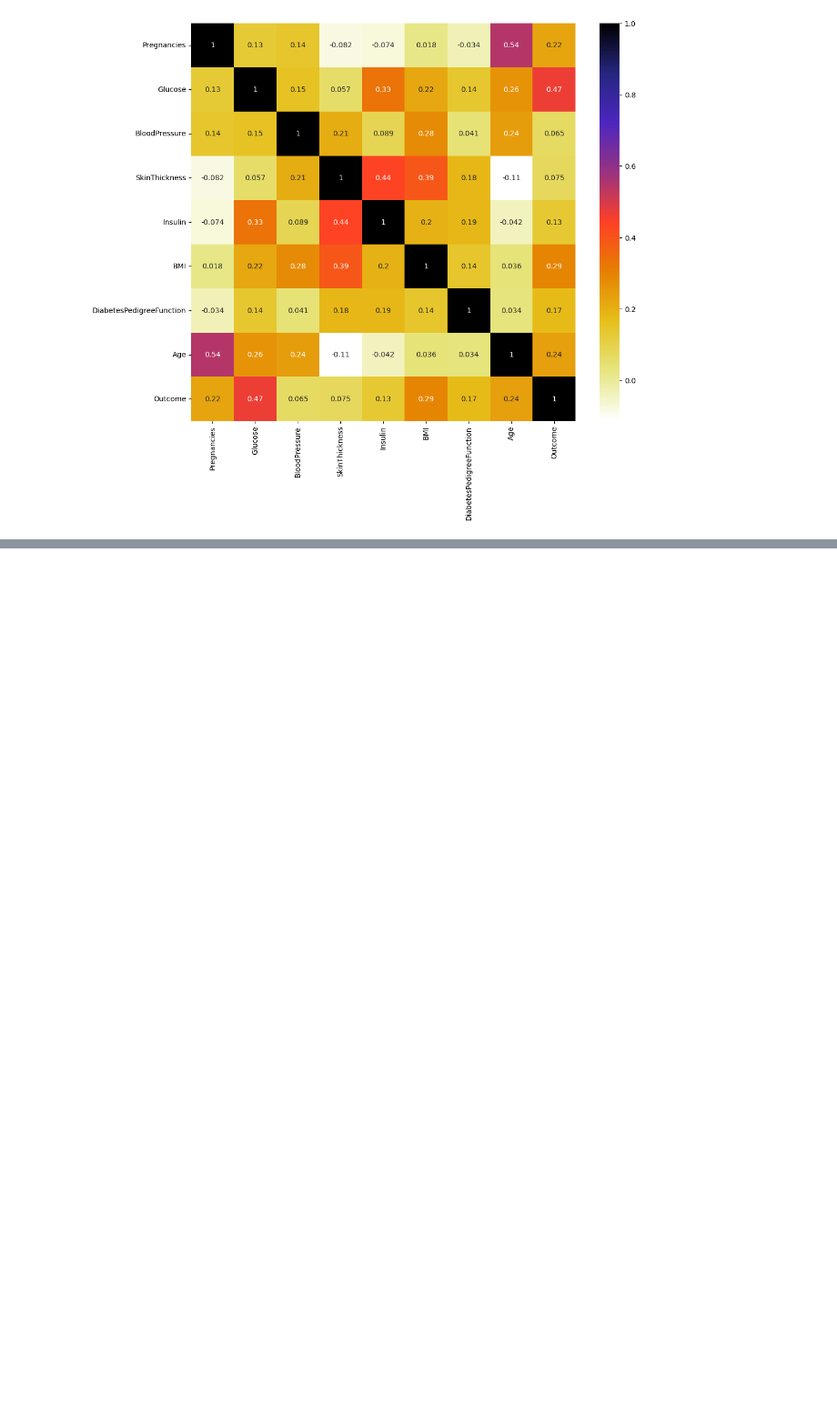
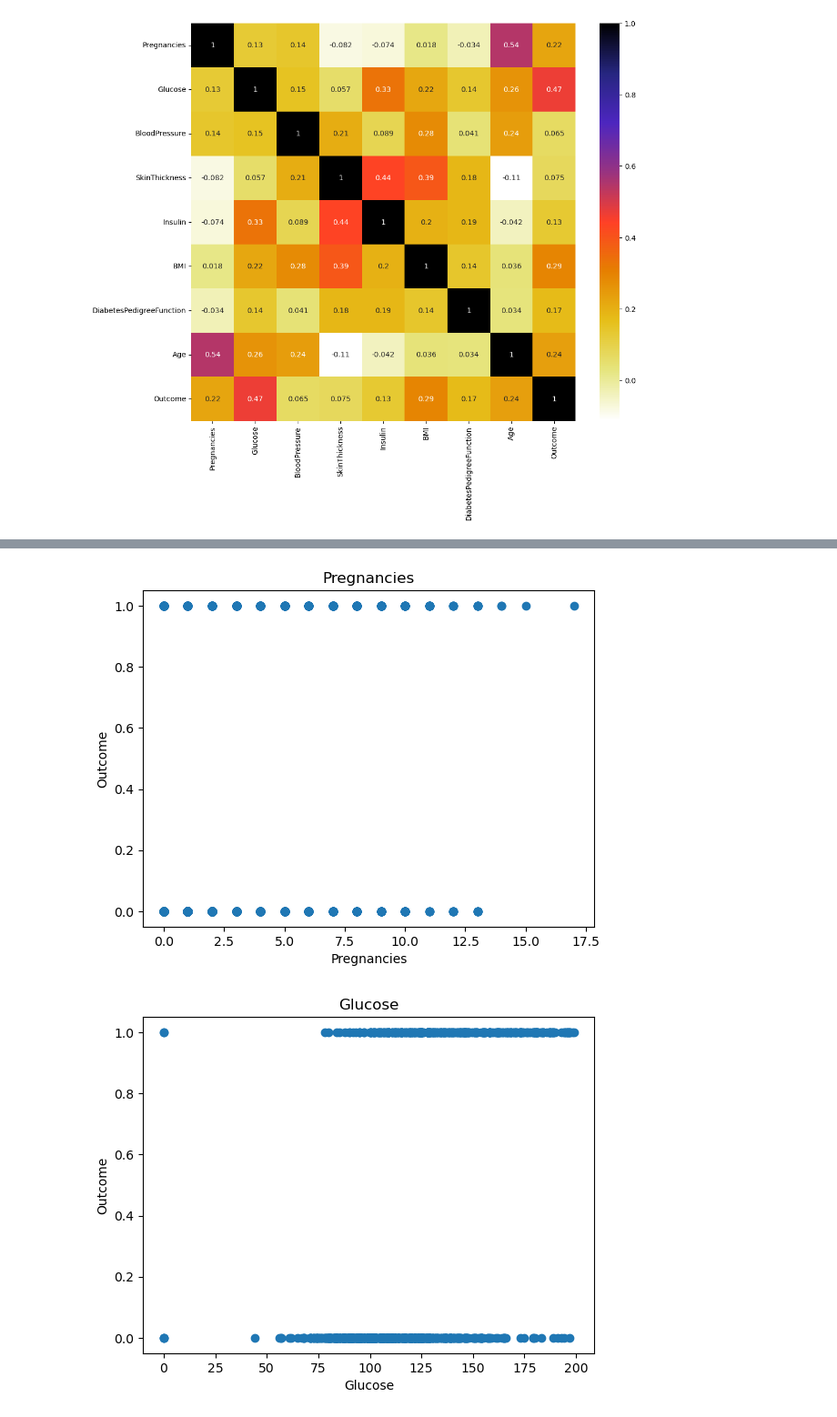
Before and after one commit to HUONSopanha/Introduction-to-Data-Science, a Jupyter notebook: Cleaning.ipynb, the cells around one changed output, grey strips where cells are left out. Shown at 91% size. Cells and saved outputs as stored; diff of their text form; code cells hidden in the pictures; blank space fills up the shorter version.

```diff
--- a/Cleaning.ipynb
+++ b/Cleaning.ipynb
@@ -47,0 +69,12 @@ plt.show()
+# %%
+cols=['Pregnancies','Glucose','Insulin','BMI','DiabetesPedigreeFunction','Age','Outcome']
+# %%
+for label in cols[:-1]:
+    plt.scatter(df[label],df['Outcome'])
+    plt.title(label)
+    plt.ylabel('Outcome')
+    plt.xlabel(label)
+    plt.show()
+# %% [output]
+[figure, added]
+[figure, added]
```
Also changed, not shown: parts of 4 cells of this notebook.
